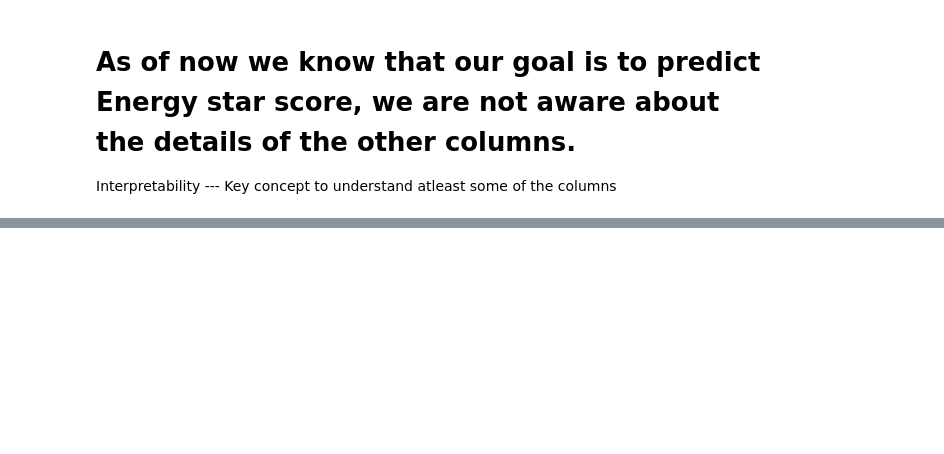
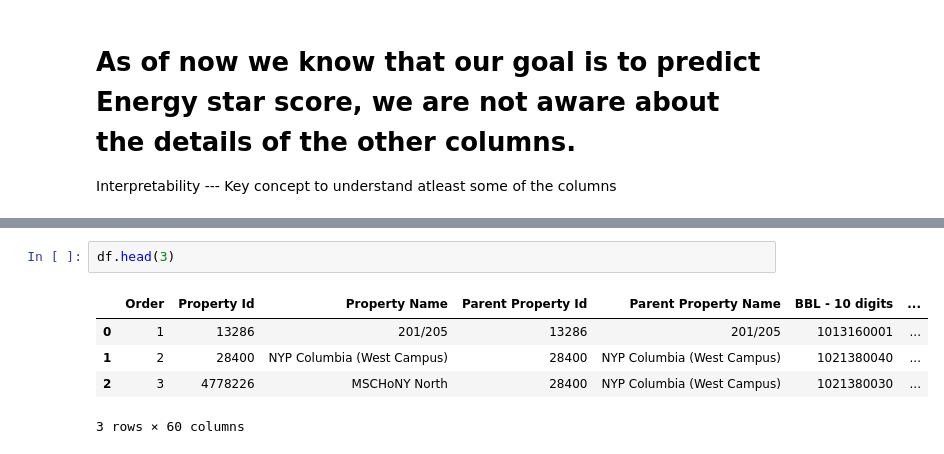
Before and after one commit to poobalan1985/ML-Workout, a Jupyter notebook: Process Flow - Build a Model.ipynb, the cells around one changed output, grey strips where cells are left out. Cells and saved outputs as stored; diff of their text form; blank space fills up the shorter version.

```diff
--- a/Process Flow - Build a Model.ipynb
+++ b/Process Flow - Build a Model.ipynb
@@ -65,0 +186,8 @@ Interpretability --- Key concept to understand atleast some of the columns
+# %%
+df.head(3)
+# %% [output]
+|  | Order | Property Id | Property Name | Parent Property Id | Parent Property Name | BBL - 10 digits | ... |
+| 0 | 1 | 13286 | 201/205 | 13286 | 201/205 | 1013160001 | ... |
+| 1 | 2 | 28400 | NYP Columbia (West Campus) | 28400 | NYP Columbia (West Campus) | 1021380040 | ... |
+| 2 | 3 | 4778226 | MSCHoNY North | 28400 | NYP Columbia (West Campus) | 1021380030 | ... |
+3 rows × 60 columns
```
Also changed, not shown: parts of 17 cells of this notebook.
